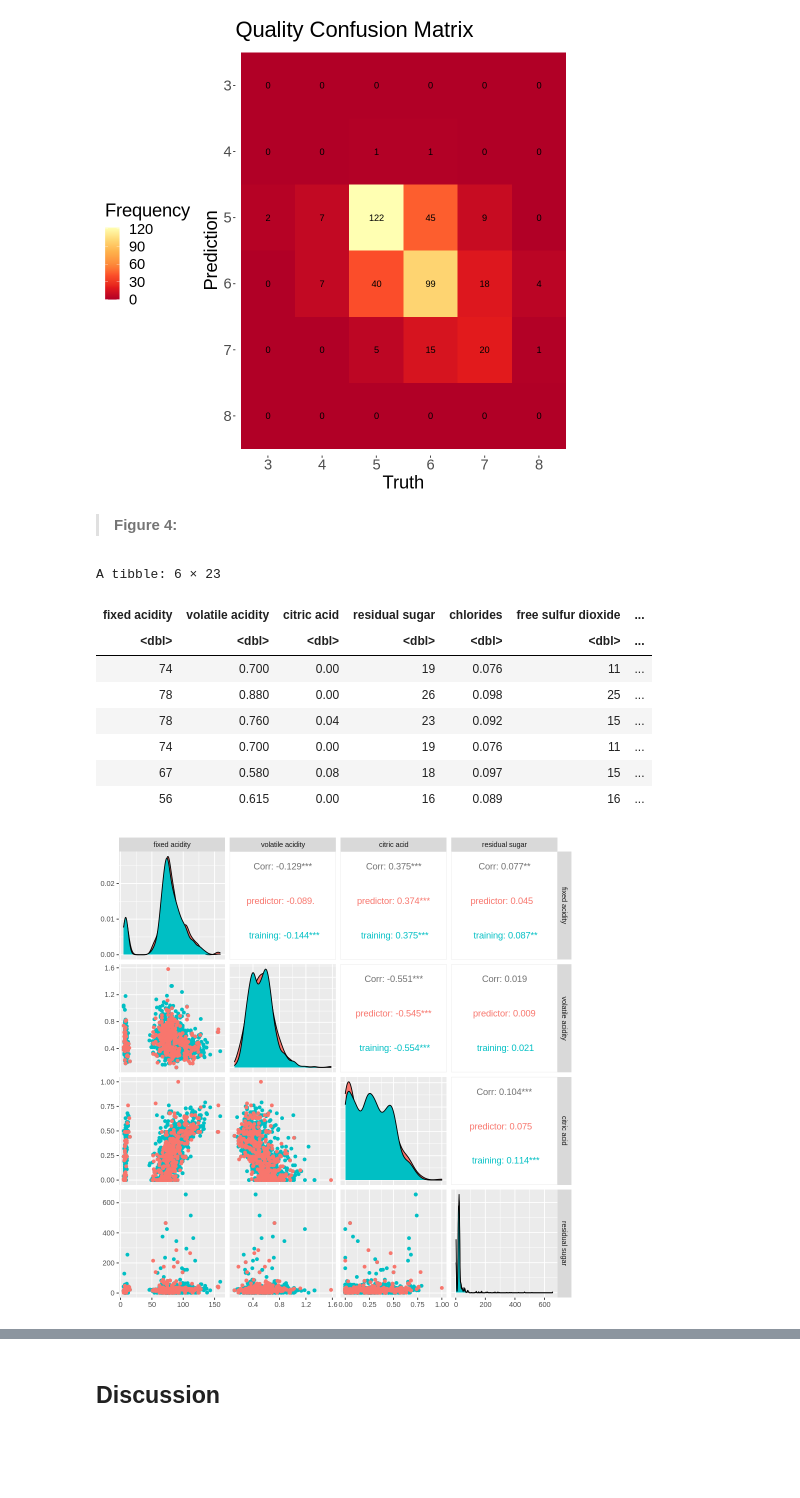
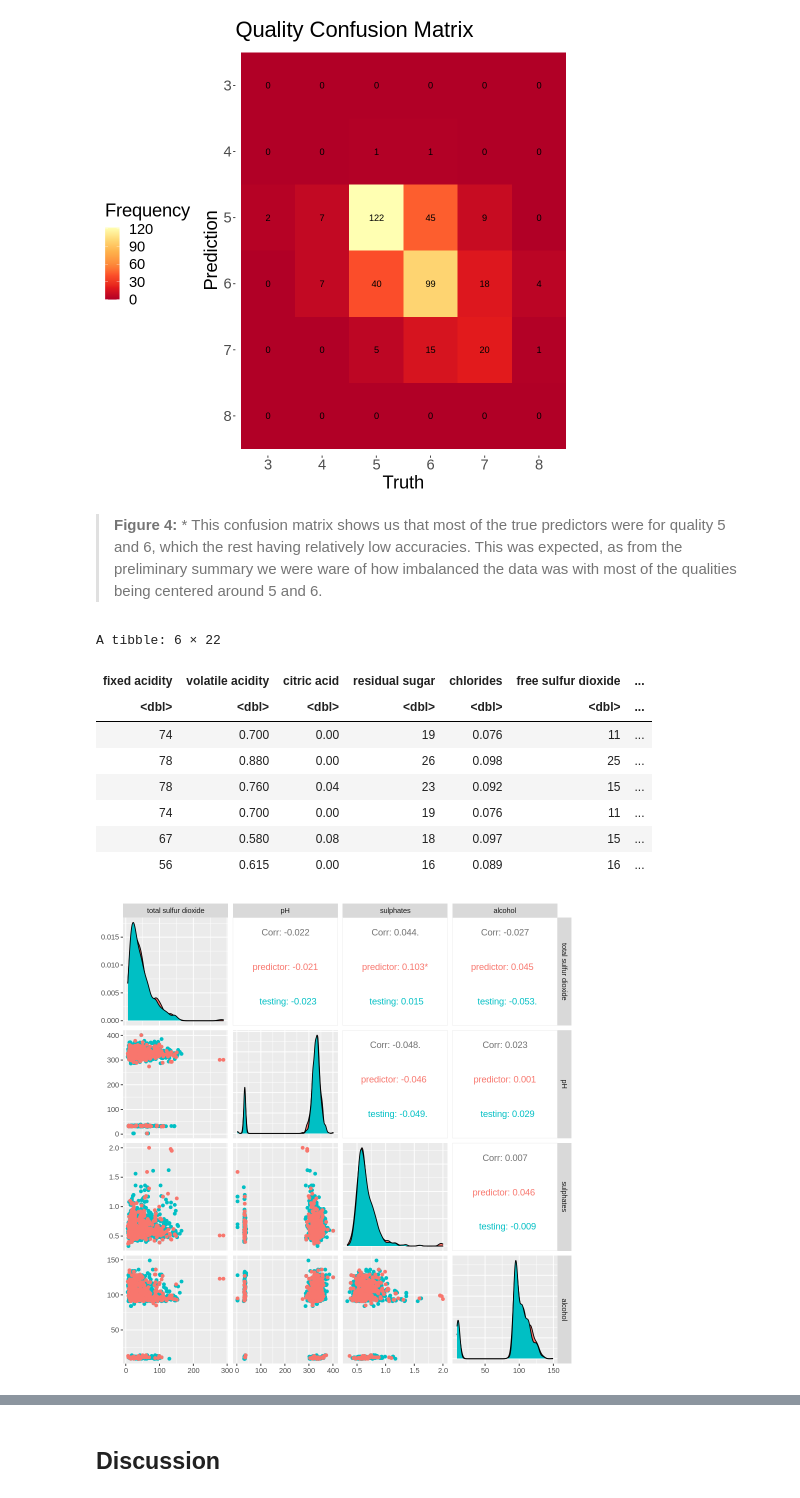
Before and after one commit to choialice707/DSCI-100-Group56-Proj, a Jupyter notebook: group_project_report.ipynb, the cells around one changed output, grey strips where cells are left out. Cells and saved outputs as stored; diff of their text form; code cells hidden in the pictures; blank space fills up the shorter version.

```diff
--- a/group_project_report.ipynb
+++ b/group_project_report.ipynb
@@ -550,28 +528,29 @@ Scale for 'fill' is already present. Adding another scale for 'fill', which
 will replace the existing scale.
 [figure]
 # %% [markdown]
->**Figure 4:**
+>**Figure 4:** * This confusion matrix shows us that most of the true predictors were for quality 5 and 6, which the rest having relatively low accuracies. This was expected, as from the preliminary summary we were ware of how imbalanced the data was with most of the qualities being centered around 5 and 6.
 # %%
 options(repr.plot.width = 8, repr.plot.height = 8)
 
 data <- wine_train %>%
-mutate(type = "training")
+mutate(type = "testing")
 
 data2 <- wine_test %>%
 mutate(type = "predictor")
-combined <- rbind(data, data2)
+combined <- rbind(data, data2) |>
+        select(-density)
 head(combined)
 
-ggpairs(combined, aes(colour = type), columns = 1:4)
+ggpairs(combined, aes(colour = type), columns = 7:10,)
 # %% [output]
-A tibble: 6 × 23
+A tibble: 6 × 22
 | fixed acidity | volatile acidity | citric acid | residual sugar | chlorides | free sulfur dioxide | ... |
 | <dbl> | <dbl> | <dbl> | <dbl> | <dbl> | <dbl> | ... |
 | 74 | 0.700 | 0.00 | 19 | 0.076 | 11 | ... |
 | 78 | 0.880 | 0.00 | 26 | 0.098 | 25 | ... |
 | 78 | 0.760 | 0.04 | 23 | 0.092 | 15 | ... |
 | 74 | 0.700 | 0.00 | 19 | 0.076 | 11 | ... |
 | 67 | 0.580 | 0.08 | 18 | 0.097 | 15 | ... |
 | 56 | 0.615 | 0.00 | 16 | 0.089 | 16 | ... |
-[figure, old version]
+[figure, new version]
 # %% [markdown]
```
Also changed, not shown: parts of 22 cells of this notebook.
